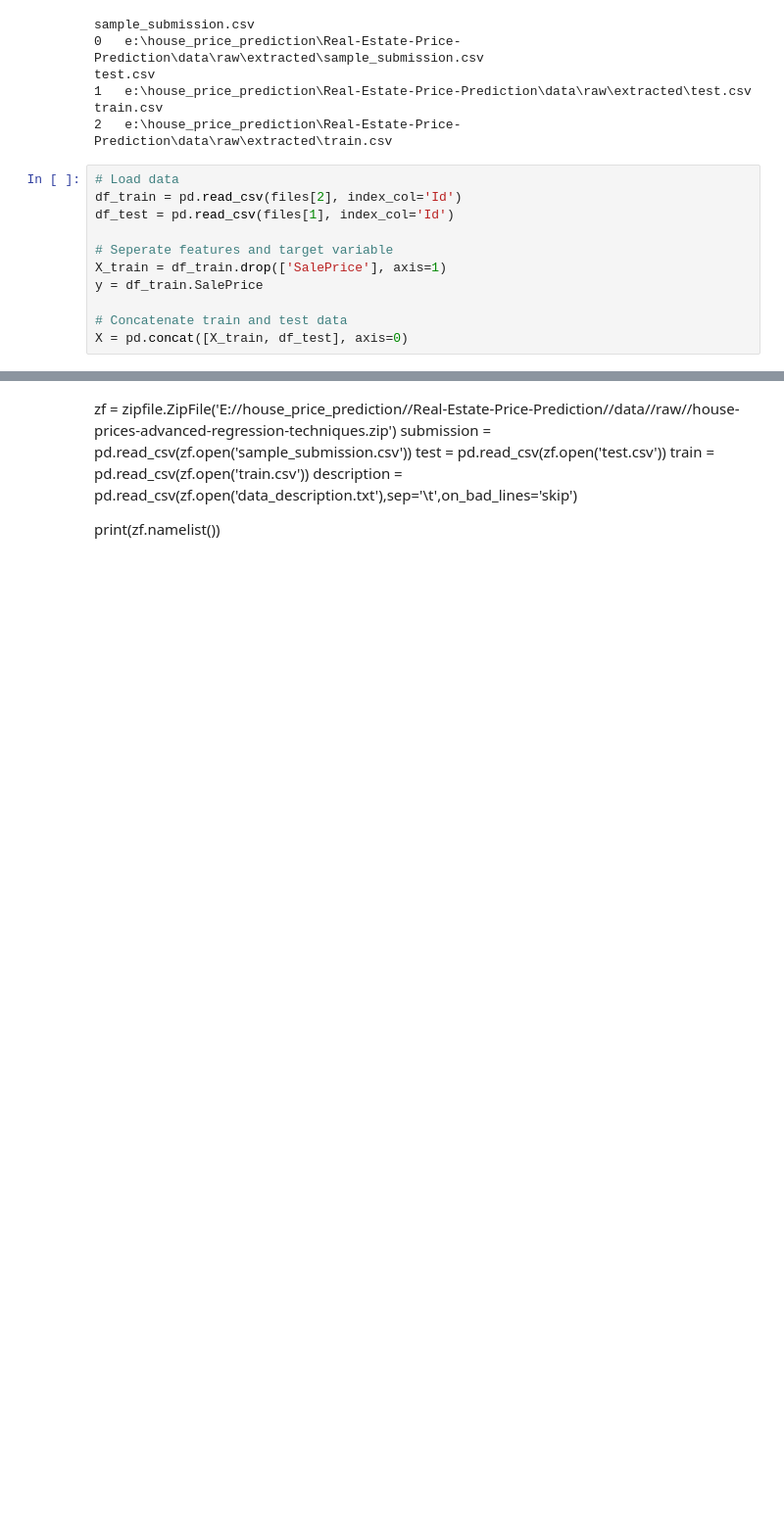
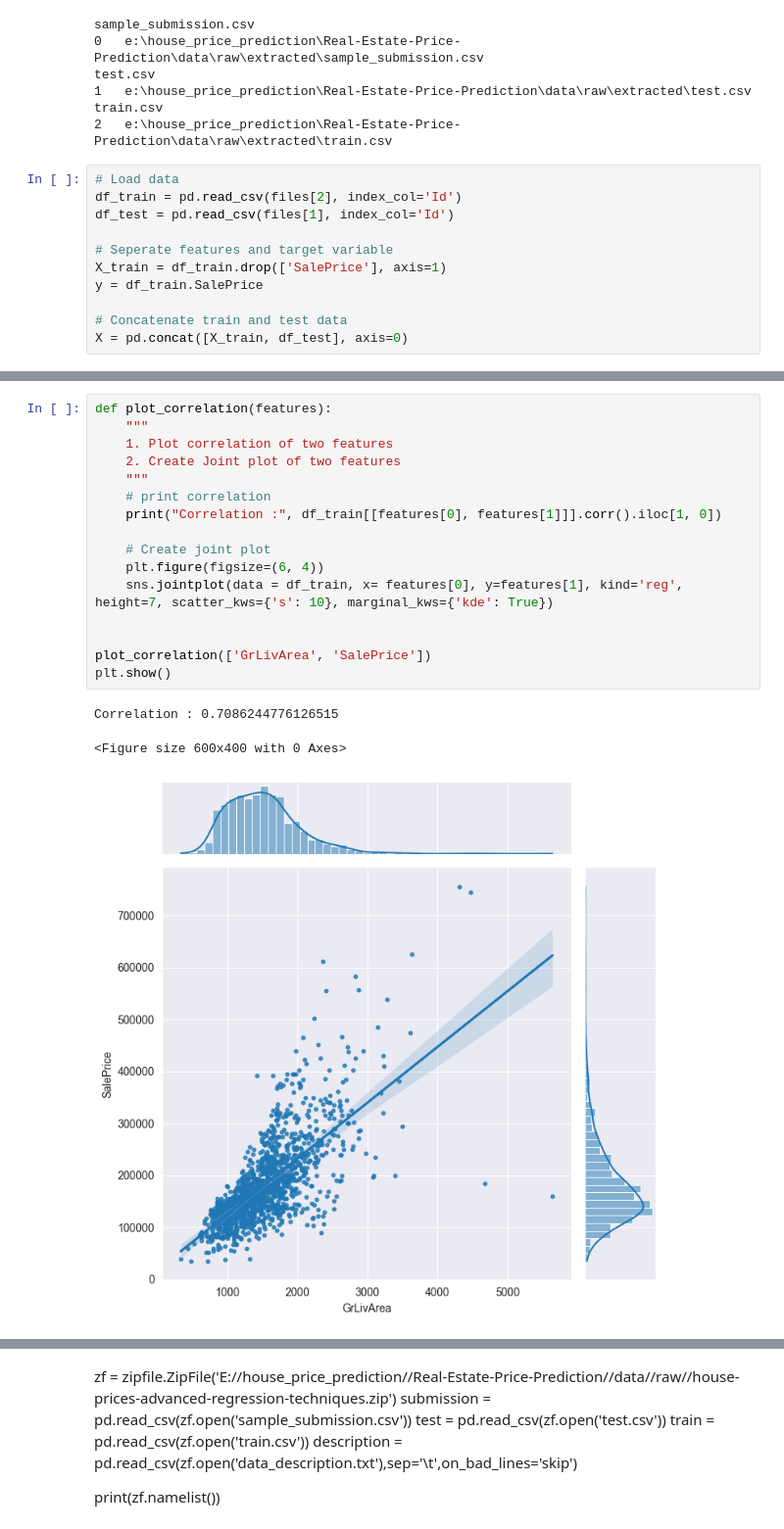
Before and after one commit to annugit1655/Real-Estate-Price-Prediction, a Jupyter notebook: Real-Estate-Price-Prediction/notebooks/house-price.ipynb, the cells around one changed output, grey strips where cells are left out. Shown at 98% size. Drawn from its saved outputs; the diff is of its cells as text; blank space fills up the shorter version.

```diff
--- a/Real-Estate-Price-Prediction/notebooks/house-price.ipynb
+++ b/Real-Estate-Price-Prediction/notebooks/house-price.ipynb
@@ -79,0 +206,20 @@ X = pd.concat([X_train, df_test], axis=0)
+# %%
+def plot_correlation(features):
+    """
+    1. Plot correlation of two features
+    2. Create Joint plot of two features
+    """
+    # print correlation
+    print("Correlation :", df_train[[features[0], features[1]]].corr().iloc[1, 0])
+
+    # Create joint plot
+    plt.figure(figsize=(6, 4))
+    sns.jointplot(data = df_train, x= features[0], y=features[1], kind='reg', height=7, scatter_kws={'s': 10}, marginal_kws={'kde': True})
+
+
+plot_correlation(['GrLivArea', 'SalePrice'])
+plt.show()
+# %% [output]
+Correlation : 0.7086244776126515
+<Figure size 600x400 with 0 Axes>
+[figure, added]
```
Also changed, not shown: parts of 34 cells of this notebook.
